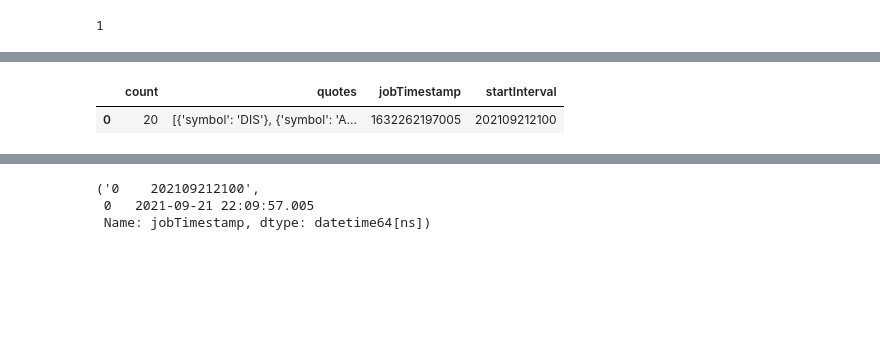
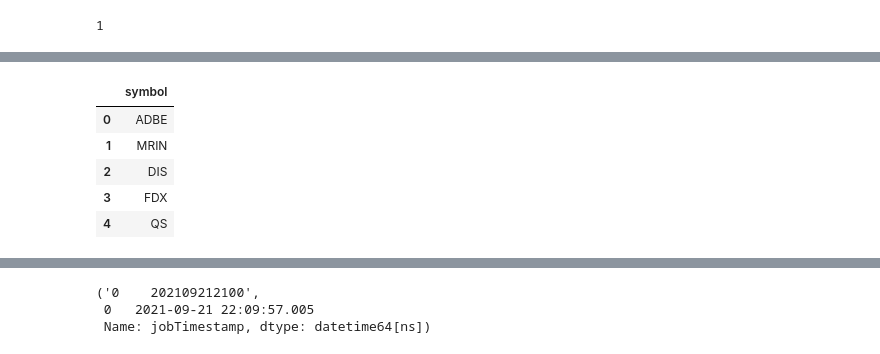
Before and after one commit to V-Villagomez/ETL-Stock-Trends, a Jupyter notebook: Notebooks/project2_yahoofinanceapi_yahoo_fin.ipynb, the cells around one changed output, grey strips where cells are left out. Drawn from its saved outputs; the diff is of its cells as text; code cells hidden in the pictures; blank space fills up the shorter version.

Commit message:
updated 3 dataframes to latest column setup

```diff
--- a/Notebooks/project2_yahoofinanceapi_yahoo_fin.ipynb
+++ b/Notebooks/project2_yahoofinanceapi_yahoo_fin.ipynb
@@ -86,7 +86,11 @@ response1['finance']['result'][0]
 # %%
 # Create a new DataFrame from all the results in the dictionary
-response1_df = pd.DataFrame(response1['finance']['result'])
+response1_df = pd.DataFrame(response1['finance']['result'][0]['quotes'])
 response1_df.head()
 # %% [output]
-|  | count | quotes | jobTimestamp | startInterval |
-| 0 | 20 | [{'symbol': 'DIS'}, {'symbol': 'A... | 1632262197005 | 202109212100 |
+|  | symbol |
+| 0 | ADBE |
+| 1 | MRIN |
+| 2 | DIS |
+| 3 | FDX |
+| 4 | QS |
```
Also changed, not shown: parts of 6 cells of this notebook.
